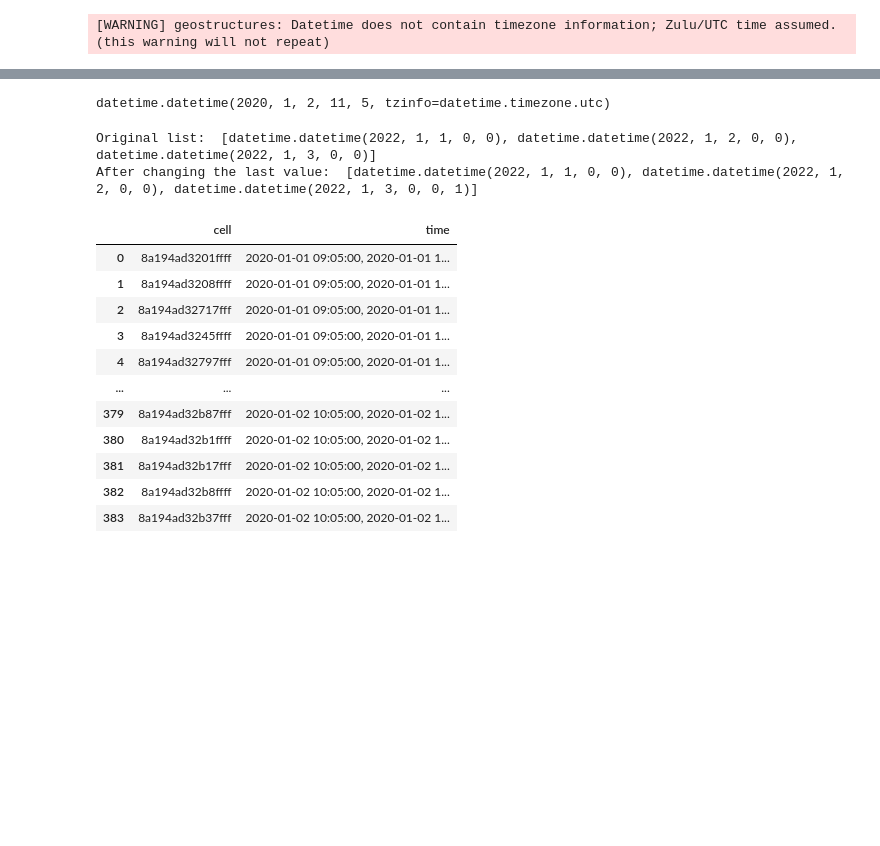
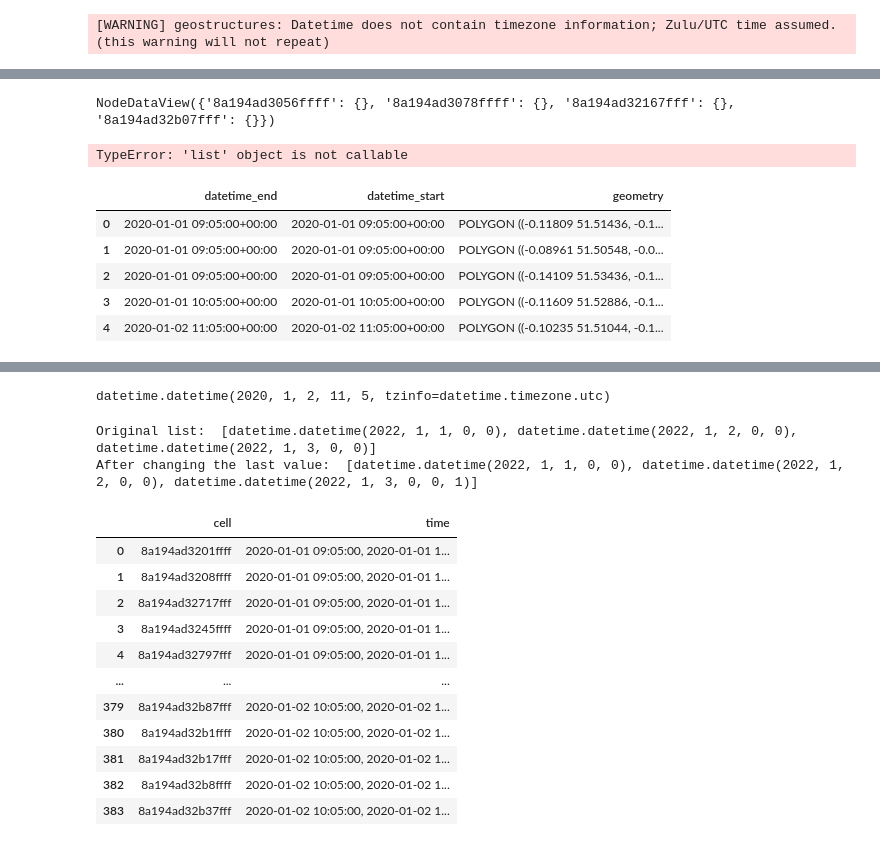
Before and after one commit to etalbert102/geochron, a Jupyter notebook: notebooks/chronnet_example.ipynb, the cells around one changed output, grey strips where cells are left out. Saved outputs shown, nothing was run; the diff lists cells and outputs as text; code cells hidden in the pictures; blank space fills up the shorter version.

```diff
--- a/notebooks/chronnet_example.ipynb
+++ b/notebooks/chronnet_example.ipynb
@@ -21,0 +60,20 @@ fcol = FeatureCollection(
+# %%
+network.nodes(data=True)
+# %% [output]
+NodeDataView({'8a194ad3056ffff': {}, '8a194ad3078ffff': {}, '8a194ad32167fff': {}, '8a194ad32b07fff': {}})
+# %%
+import networkx as nx
+list(network)
+# %% [output]
+TypeError: 'list' object is not callable
+# %%
+geopandasdf= fcol.to_geopandas()
+# %%
+geopandasdf
+# %% [output]
+|  | datetime_end | datetime_start | geometry |
+| 0 | 2020-01-01 09:05:00+00:00 | 2020-01-01 09:05:00+00:00 | POLYGON ((-0.11809 51.51436, -0.1... |
+| 1 | 2020-01-01 09:05:00+00:00 | 2020-01-01 09:05:00+00:00 | POLYGON ((-0.08961 51.50548, -0.0... |
+| 2 | 2020-01-01 09:05:00+00:00 | 2020-01-01 09:05:00+00:00 | POLYGON ((-0.14109 51.53436, -0.1... |
+| 3 | 2020-01-01 10:05:00+00:00 | 2020-01-01 10:05:00+00:00 | POLYGON ((-0.11609 51.52886, -0.1... |
+| 4 | 2020-01-02 11:05:00+00:00 | 2020-01-02 11:05:00+00:00 | POLYGON ((-0.10235 51.51044, -0.1... |
```
Also changed, not shown: parts of 12 cells of this notebook, 6 other files.
